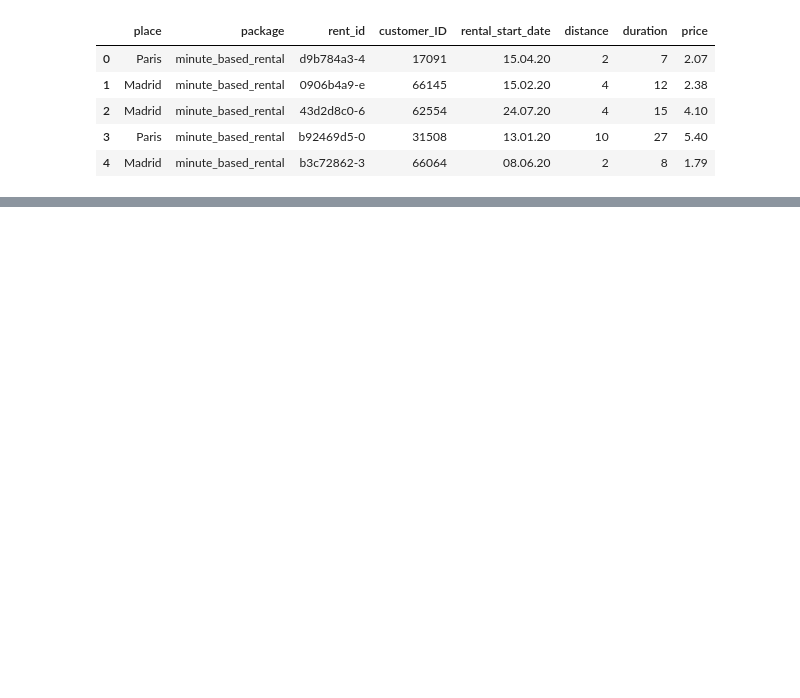
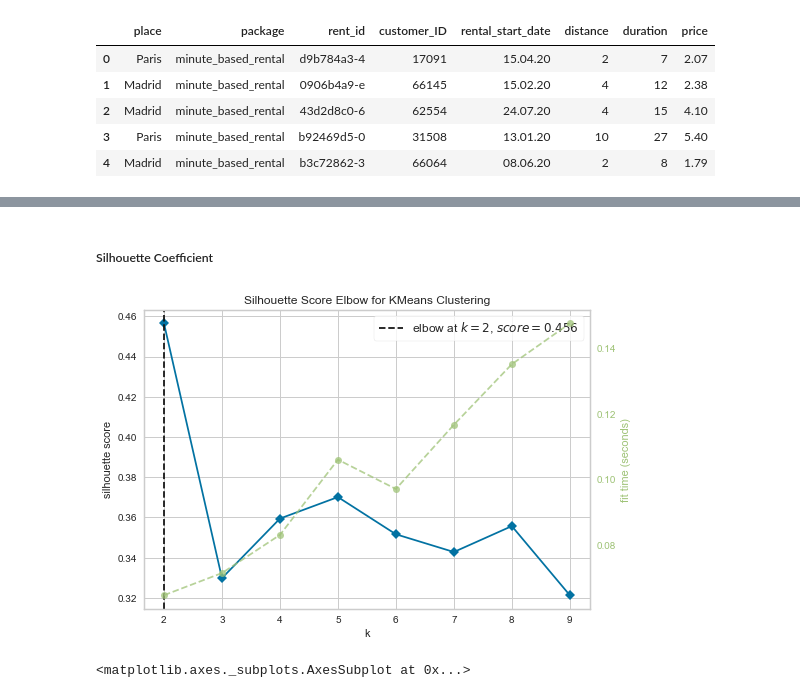
Before and after one commit to samsonafo/Building_Customers_Clusters_Using_Unsupervised_ML, a Jupyter notebook: model_development.ipynb, the cells around one changed output, grey strips where cells are left out. Saved outputs shown, nothing was run; the diff lists cells and outputs as text; code cells hidden in the pictures; blank space fills up the shorter version.

```diff
--- a/model_development.ipynb
+++ b/model_development.ipynb
@@ -35,0 +275,11 @@ rentals.head()
+# %% [markdown]
+##### Silhouette Coefficient
+# %%
+visualizer_sil = KElbowVisualizer(pipe_kmeans[2], k=(2,10),metric='silhouette', timings= True)  #pipe_kmeans[2] is the model
+
+visualizer_sil.fit(optimize_df)
+
+visualizer_sil.show()
+# %% [output]
+[figure, added]
+<matplotlib.axes._subplots.AxesSubplot at 0x...>
```
Also changed, not shown: parts of 31 cells of this notebook, 1 other file.
